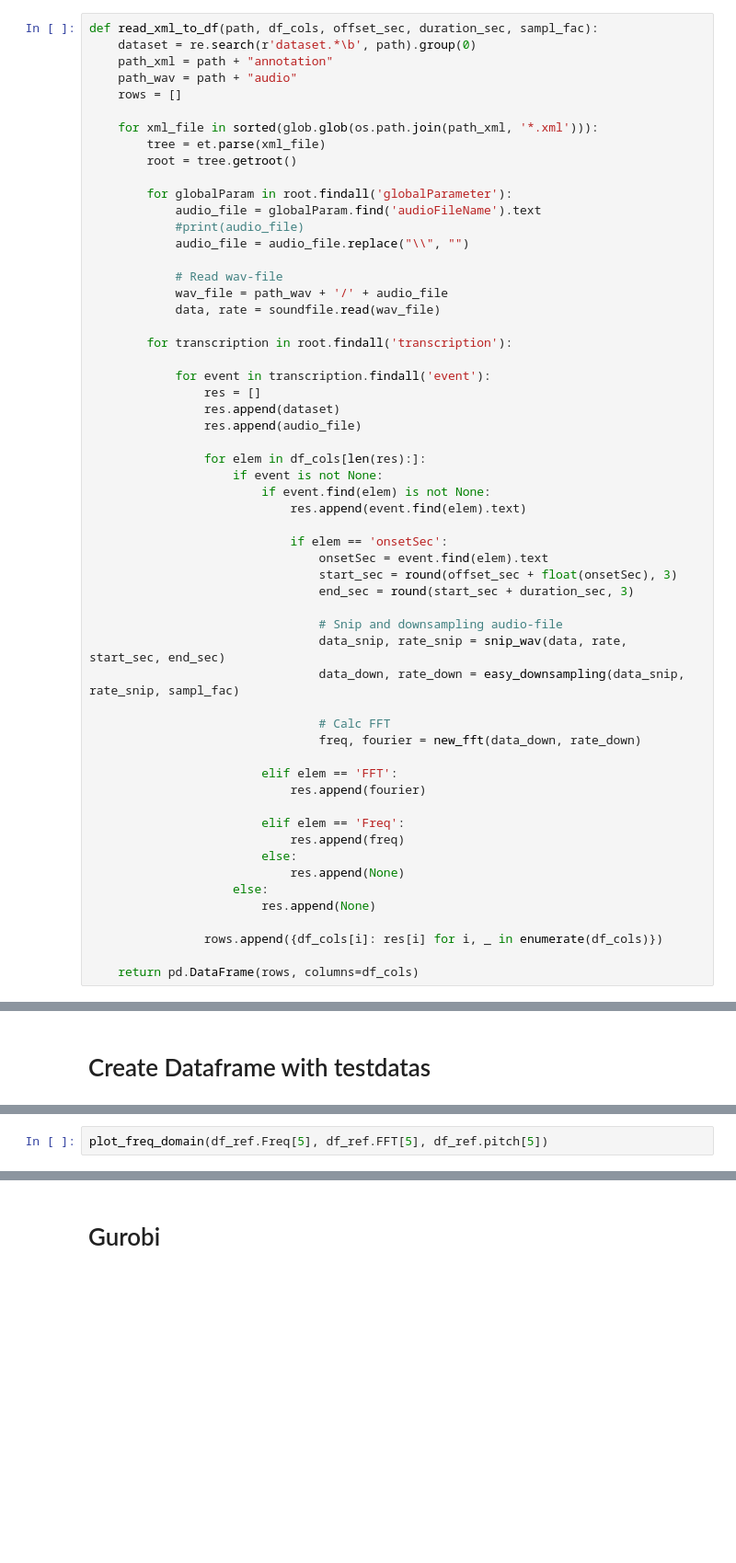
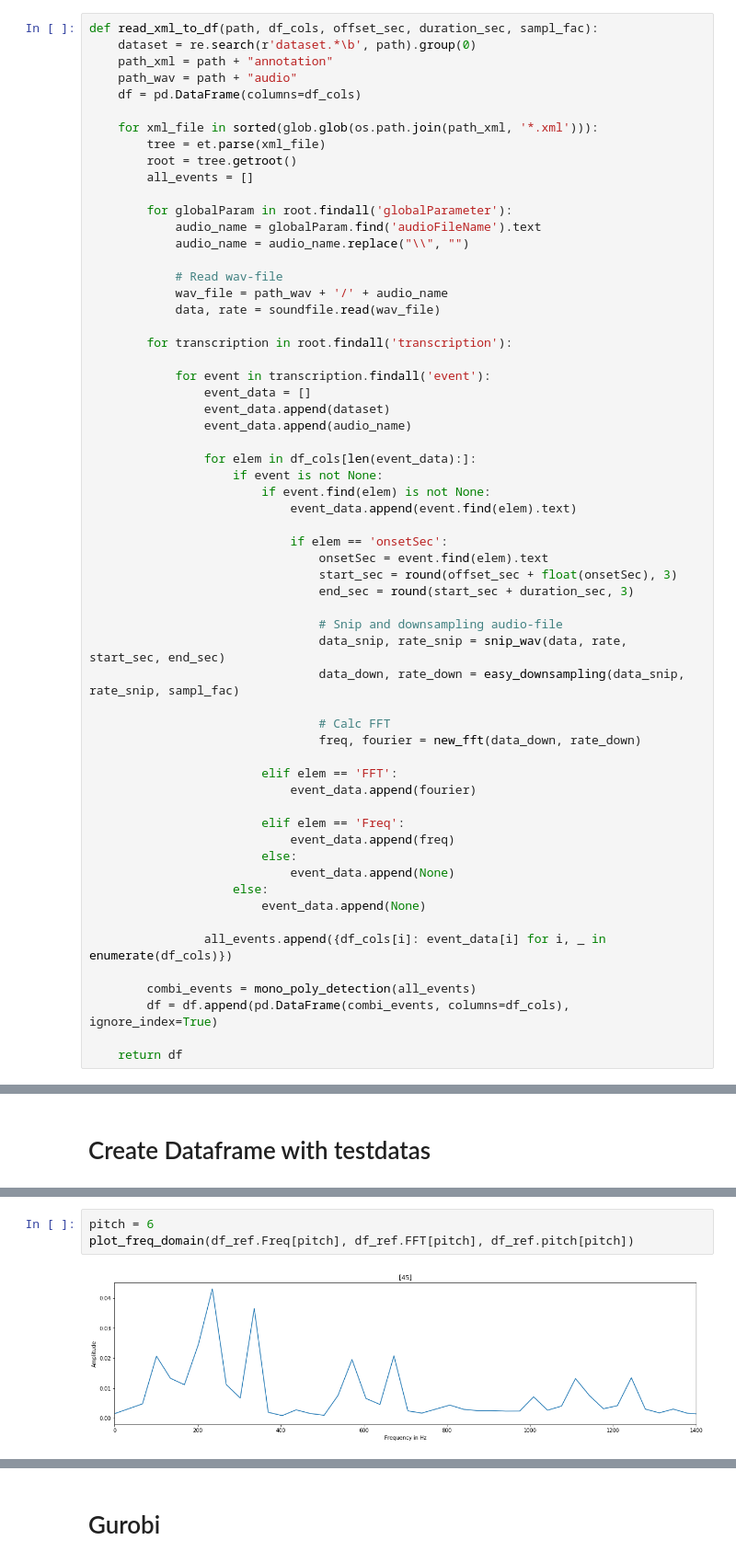
Before and after one commit to deiruch/AMt, a Jupyter notebook: AMt.ipynb, the cells around one changed output, grey strips where cells are left out. Shown at 92% size. Cells and saved outputs as stored; diff of their text form; blank space fills up the shorter version.

Commit message:
merge poly events to one event

```diff
--- a/AMt.ipynb
+++ b/AMt.ipynb
@@ -125,32 +125,32 @@ def read_xml_to_df(path, df_cols, offset_sec, duration_sec, sampl_fac):
     dataset = re.search(r'dataset.*\b', path).group(0)
     path_xml = path + "annotation"
     path_wav = path + "audio"
-    rows = []
+    df = pd.DataFrame(columns=df_cols)
 
     for xml_file in sorted(glob.glob(os.path.join(path_xml, '*.xml'))):
         tree = et.parse(xml_file)
         root = tree.getroot()
+        all_events = []
 
         for globalParam in root.findall('globalParameter'):
-            audio_file = globalParam.find('audioFileName').text
-            #print(audio_file)
-            audio_file = audio_file.replace("\\", "")
+            audio_name = globalParam.find('audioFileName').text
+            audio_name = audio_name.replace("\\", "")
 
             # Read wav-file
-            wav_file = path_wav + '/' + audio_file
+            wav_file = path_wav + '/' + audio_name
             data, rate = soundfile.read(wav_file)
 
         for transcription in root.findall('transcription'):
 
             for event in transcription.findall('event'):
-                res = []
-                res.append(dataset)
-                res.append(audio_file)
+                event_data = []
+                event_data.append(dataset)
+                event_data.append(audio_name)
 
-                for elem in df_cols[len(res):]:
+                for elem in df_cols[len(event_data):]:
                     if event is not None:
                         if event.find(elem) is not None:
-                            res.append(event.find(elem).text)
+                            event_data.append(event.find(elem).text)
 
                             if elem == 'onsetSec':
                                 onsetSec = event.find(elem).text
@@ -165,15 +165,18 @@ def read_xml_to_df(path, df_cols, offset_sec, duration_sec, sampl_fac):
                                 freq, fourier = new_fft(data_down, rate_down)
 
                         elif elem == 'FFT':
-                            res.append(fourier)
+                            event_data.append(fourier)
 
                         elif elem == 'Freq':
-                            res.append(freq)
+                            event_data.append(freq)
                         else:
-                            res.append(None)
+                            event_data.append(None)
                     else:
-                        res.append(None)
+                        event_data.append(None)
 
-                rows.append({df_cols[i]: res[i] for i, _ in enumerate(df_cols)})
+                all_events.append({df_cols[i]: event_data[i] for i, _ in enumerate(df_cols)})
 
-    return pd.DataFrame(rows, columns=df_cols)
+        combi_events = mono_poly_detection(all_events)
+        df = df.append(pd.DataFrame(combi_events, columns=df_cols), ignore_index=True)
+
+    return df
@@ -228,2 +315,5 @@ df_test
 # %%
-plot_freq_domain(df_ref.Freq[5], df_ref.FFT[5], df_ref.pitch[5])
+pitch = 6
+plot_freq_domain(df_ref.Freq[pitch], df_ref.FFT[pitch], df_ref.pitch[pitch])
+# %% [output]
+[figure, added]
```
Also changed, not shown: parts of 5 cells of this notebook.
